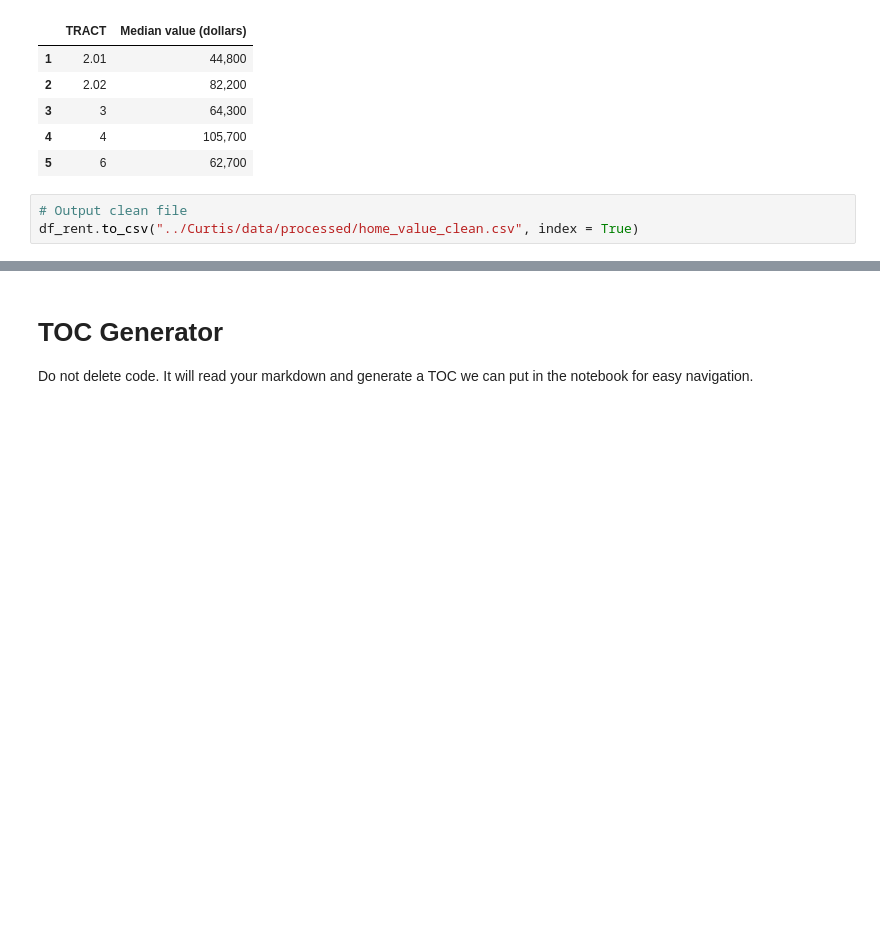
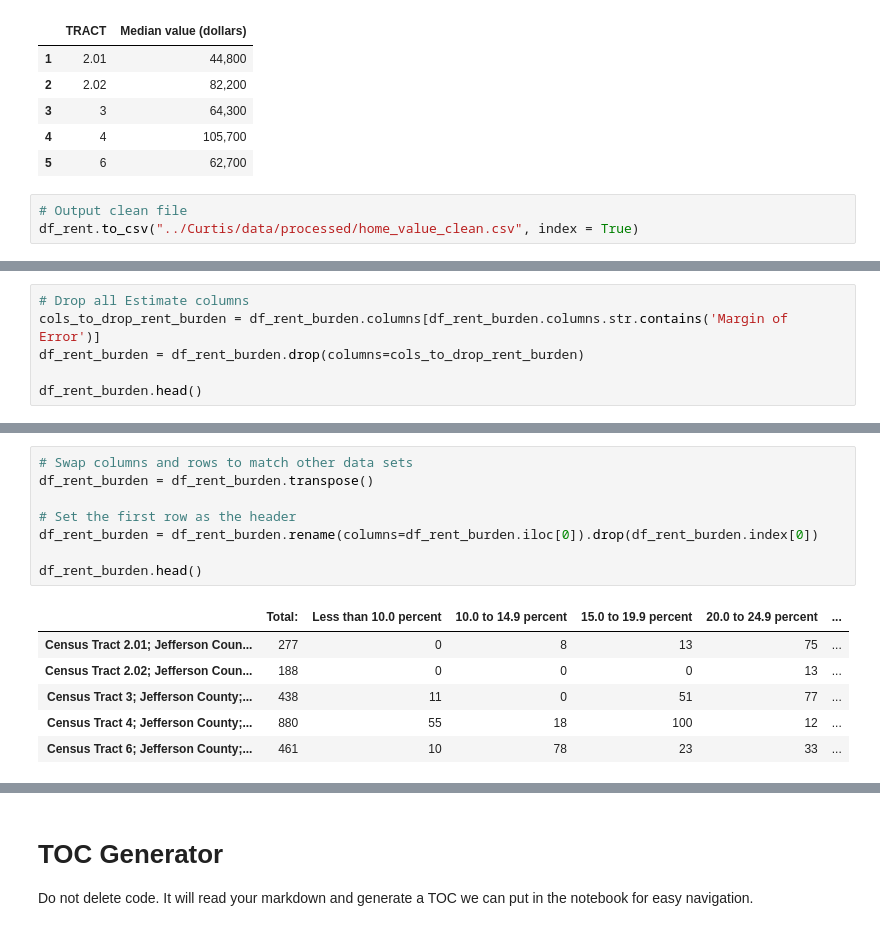
Before and after one commit to Code-You-Contributors/HUD_data_master, a Jupyter notebook: Curtis/curtis.ipynb, the cells around one changed output, grey strips where cells are left out. Drawn from its saved outputs; the diff is of its cells as text; blank space fills up the shorter version.

```diff
--- a/Curtis/curtis.ipynb
+++ b/Curtis/curtis.ipynb
@@ -306,0 +327,6 @@ df_rent.to_csv("../Curtis/data/processed/home_value_clean.csv", index = True)
+# %%
+# Drop all Estimate columns
+cols_to_drop_rent_burden = df_rent_burden.columns[df_rent_burden.columns.str.contains('Margin of Error')]
+df_rent_burden = df_rent_burden.drop(columns=cols_to_drop_rent_burden)
+
+df_rent_burden.head()
@@ -306,0 +341,15 @@ df_rent.to_csv("../Curtis/data/processed/home_value_clean.csv", index = True)
+# %%
+# Swap columns and rows to match other data sets
+df_rent_burden = df_rent_burden.transpose()
+
+# Set the first row as the header
+df_rent_burden = df_rent_burden.rename(columns=df_rent_burden.iloc[0]).drop(df_rent_burden.index[0])
+
+df_rent_burden.head()
+# %% [output]
+|  | Total: | Less than 10.0 percent | 10.0 to 14.9 percent | 15.0 to 19.9 percent | 20.0 to 24.9 percent | ... |
+| Census Tract 2.01; Jefferson Coun... | 277 | 0 | 8 | 13 | 75 | ... |
+| Census Tract 2.02; Jefferson Coun... | 188 | 0 | 0 | 0 | 13 | ... |
+| Census Tract 3; Jefferson County;... | 438 | 11 | 0 | 51 | 77 | ... |
+| Census Tract 4; Jefferson County;... | 880 | 55 | 18 | 100 | 12 | ... |
+| Census Tract 6; Jefferson County;... | 461 | 10 | 78 | 23 | 33 | ... |
```
Also changed, not shown: parts of 5 cells of this notebook, 1 other file.
